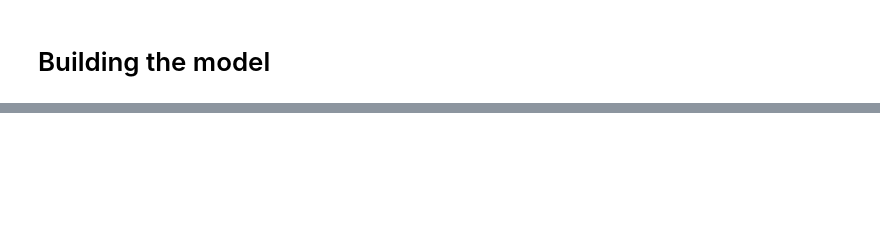
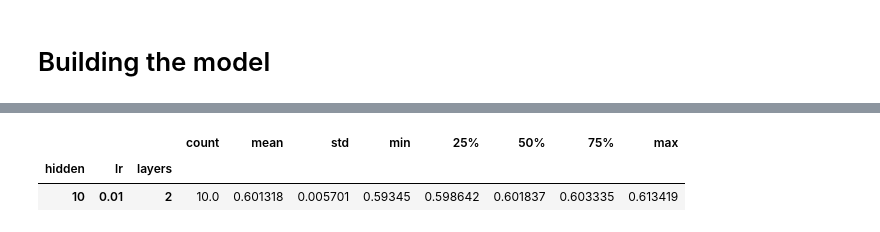
Before and after one commit to dominicshore/multi_class_clf, a Jupyter notebook: assignment_3/Assignment_3_Dominic_Shore.ipynb, the cells around one changed output, grey strips where cells are left out. Cells and saved outputs as stored; diff of their text form; code cells hidden in the pictures; blank space fills up the shorter version.

```diff
--- a/assignment_3/Assignment_3_Dominic_Shore.ipynb
+++ b/assignment_3/Assignment_3_Dominic_Shore.ipynb
@@ -103,13 +185,0 @@ list(map(lambda x: run_model(hidden_neurons = x), [5,10,15,20]))
-# %%
-model = keras.models.Sequential([
-keras.layers.Dense(15, input_shape = (8,), activation = "relu"),
-# keras.layers.Dense(32, activation = "relu"),
-keras.layers.Dense(4, activation = "softmax")
-])
-
-model.compile(loss = 'categorical_crossentropy',
-            optimizer = keras.optimizers.SGD(learning_rate=1e-1),
-            metrics = ['accuracy']
-            )
-
-history = model.fit(X_train, y_train, epochs=500, validation_split=0.1, verbose=0)
@@ -143,25 +258,44 @@ list(map(lambda x: run_model(hidden_neurons = 15, lr = x), [1e-1, 1e-2, 1e-3, 1e
 # %%
-# 2 layer model
-def run_2_layer_model(hidden_neurons = 15, lr=1e-1):
-    model = keras.models.Sequential([
-    keras.layers.Dense(hidden_neurons, input_shape = (8,), activation = "relu"),
-    keras.layers.Dense(hidden_neurons, activation = "relu"),
-    keras.layers.Dense(4, activation = "softmax")])
+model_results = []
 
-    model.compile(loss = 'categorical_crossentropy',
-              optimizer = keras.optimizers.SGD(learning_rate=lr),
-              metrics = ['accuracy']
-              )
+# Single layer
+def run_model(hidden_neurons=10, lr=0.01, experimental_runs = 10, hid_layers = 2):
 
-    history = model.fit(X_train, y_train, epochs=500, validation_split=0.1, verbose=1)
+    for expi_run in range(experimental_runs):
+
+        random_seed = randrange(0,100)
+
+        X_train, X_test, y_train, y_test = train_test_split(X, y, train_size = 0.4, random_state=random_seed)
+
+        model = keras.models.Sequential([
+        keras.layers.Dense(hidden_neurons, input_shape = (8,), activation = "relu"),
+        keras.layers.Dense(32, activation = "relu"),
+        keras.layers.Dense(4, activation = "softmax")
+        ])
+
+        model.compile(loss = 'categorical_crossentropy',
+                optimizer = keras.optimizers.SGD(learning_rate=lr),
+                metrics = ['accuracy']
+                )
+
+        history = model.fit(X_train, y_train, epochs=100, verbose=0)
+
+        mod_eval = model.evaluate(X_test, y_test)
+
+        model_results.append([expi_run, hidden_neurons, lr, hid_layers, mod_eval[1]])
+
+        # if ((expi_run>10) & (max(history.history['accuracy']) >= max(model_results['max_acc']))):
+        #     pd.DataFrame(history.history).plot(figsize=(8,5))
+        #     plt.grid(True)
+        #     plt.gca().set_ylim(0,1)
+        #     plt.title(str(hid_layers) + " layer network with" + str(hidden_neurons) +" hidden nurons. LR = "+ str(lr) + " with " + str(round(history.history['accuracy'][-1], 4)*100) + " % Acc.")
+        #     plt.savefig(".\\images\\" + str(hid_layers) +"_layer_" + str(hidden_neurons) +"_hidden_nur" + str(lr) + "_lr.png", bbox_inches='tight')
+        #     plt.close()
+
+run_model()
 
 
-
-    pd.DataFrame(history.history).plot(figsize=(8,5))
-    plt.grid(True)
-    plt.gca().set_ylim(0,1)
-    plt.title("2 hidden layers " + str(hidden_neurons) +" hidden nurons each with " + str(round(history.history['accuracy'][-1], 2)*100) + " % Acc.")
-    plt.savefig(".\\images\\1_layer_" + str(hidden_neurons) +"_hidden_nur.png", bbox_inches='tight')
-    plt.show()
-
-run_2_layer_model()
+temp_results = pd.DataFrame(model_results, columns=["iter", 'hidden', 'lr', 'layers', 'test_acc'])
+two_lay_results = temp_results.groupby(['hidden', 'lr', 'layers'])['test_acc'].describe()
+two_lay_results
+# %% [output]
@@ -168 +312,4 @@ run_2_layer_model()
+|  |  |  | count | mean | std | min | 25% | 50% | 75% | max |
+| hidden | lr | layers |  |  |  |  |  |  |  |  |
+| 10 | 0.01 | 2 | 10.0 | 0.601318 | 0.005701 | 0.59345 | 0.598642 | 0.601837 | 0.603335 | 0.613419 |
 # %%
```
Also changed, not shown: parts of 13 cells of this notebook.
